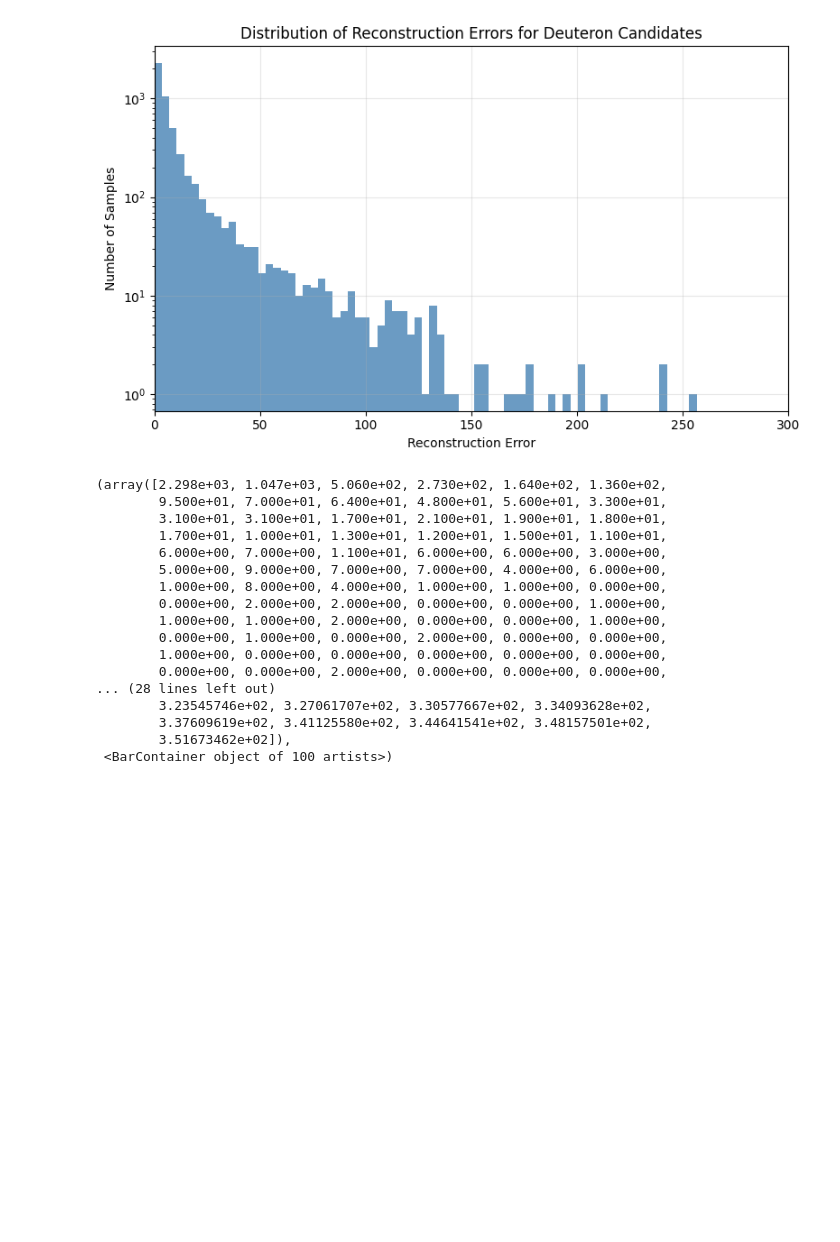
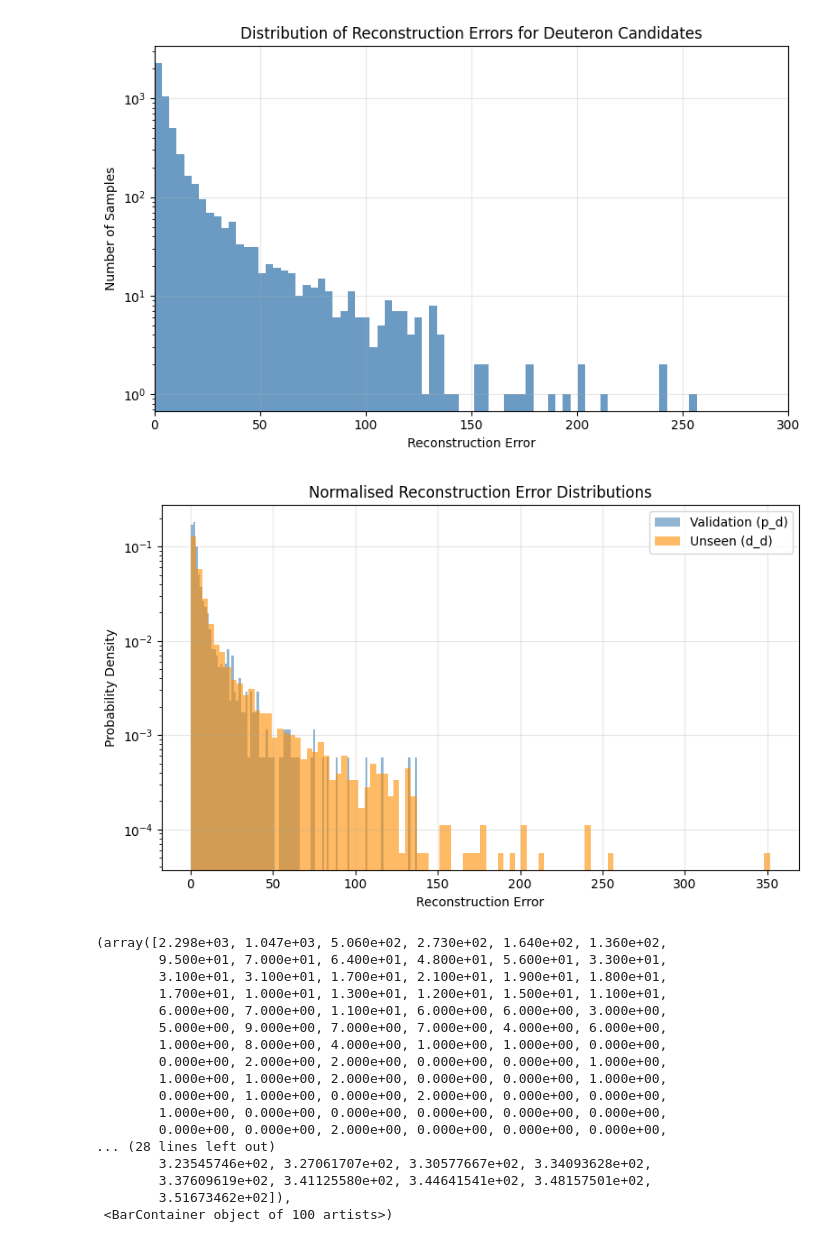
Before and after one commit to mohummudh/proton-deuteron, a Jupyter notebook: notebooks/autoencoder/GAN.ipynb, the cells around one changed output. Cells and saved outputs as stored; diff of their text form; code cells hidden in the pictures; blank space fills up the shorter version.

Commit message:
normalised hists
- t-SNE vis
- UMAP vis

explain overlap?
explain RE variances?
explain separation?

```diff
--- a/notebooks/autoencoder/GAN.ipynb
+++ b/notebooks/autoencoder/GAN.ipynb
@@ -710,6 +710,21 @@ plt.tight_layout()
 plt.show()
 # %% [output]
 [figure]
+# %%
+# --- Normalised histograms (probability densities) ---
+plt.figure(figsize=(8, 5))
+plt.hist(RE_per_sample, bins=100, density=True, alpha=0.6, color='steelblue', label='Validation (p_d)')
+plt.hist(RE_per_sample_d, bins=100, density=True, alpha=0.6, color='darkorange', label='Unseen (d_d)')
+plt.xlabel("Reconstruction Error")
+plt.ylabel("Probability Density")
+plt.title("Normalised Reconstruction Error Distributions")
+plt.yscale('log')
+plt.grid(True, alpha=0.3)
+plt.legend()
+plt.tight_layout()
+plt.show()
+# %% [output]
+[figure, added]
 # %%
 plt.hist(RE_per_sample, bins=100)
 plt.hist(RE_per_sample_d, bins=100, alpha=0.5)
```
Also changed, not shown: 2 other files.
